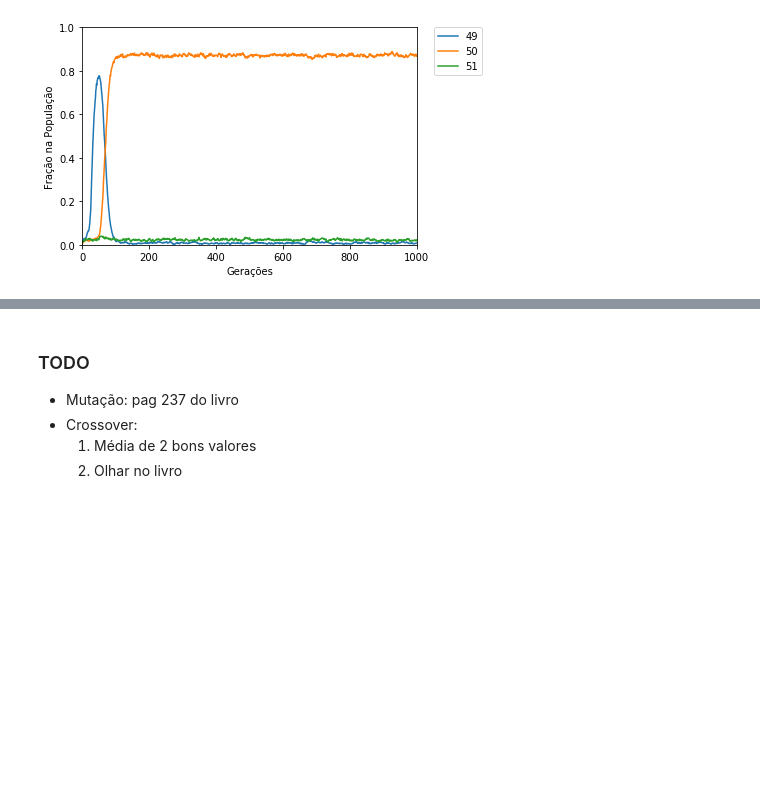
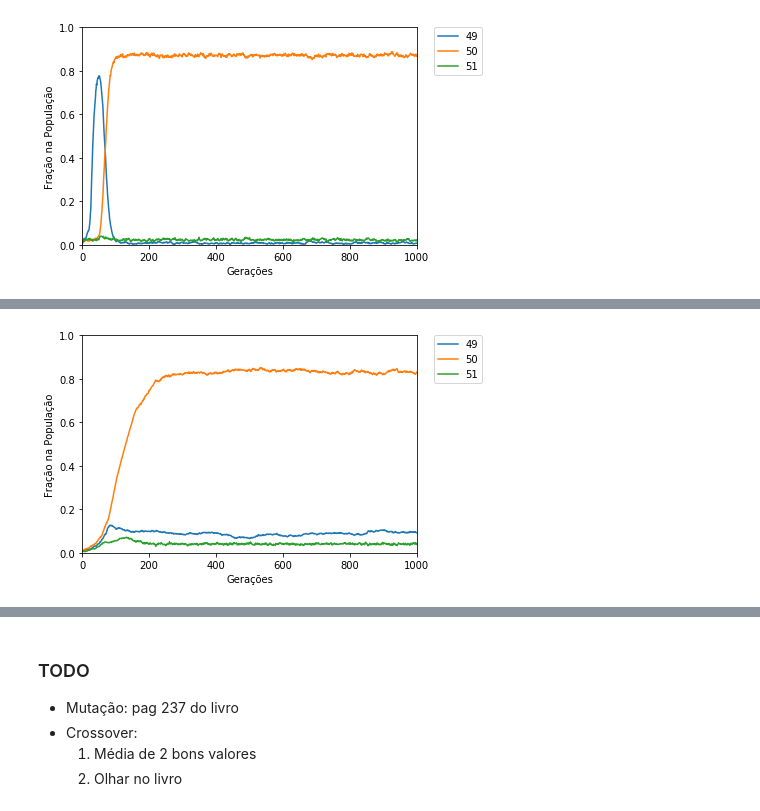
Before and after one commit to gaabrielfranco/game-theory-w1, a Jupyter notebook: twin-sisters.ipynb, the cells around one changed output, grey strips where cells are left out. Cells and saved outputs as stored; diff of their text form; code cells hidden in the pictures; blank space fills up the shorter version.

```diff
--- a/twin-sisters.ipynb
+++ b/twin-sisters.ipynb
@@ -176 +226,5 @@ GA(m = 100)
+# %%
+GA(mutation_type = "poly", reproduction_type = "inter")
+# %% [output]
+[figure, added]
 # %%
```
Also changed, not shown: parts of 11 cells of this notebook, 1 other file.
